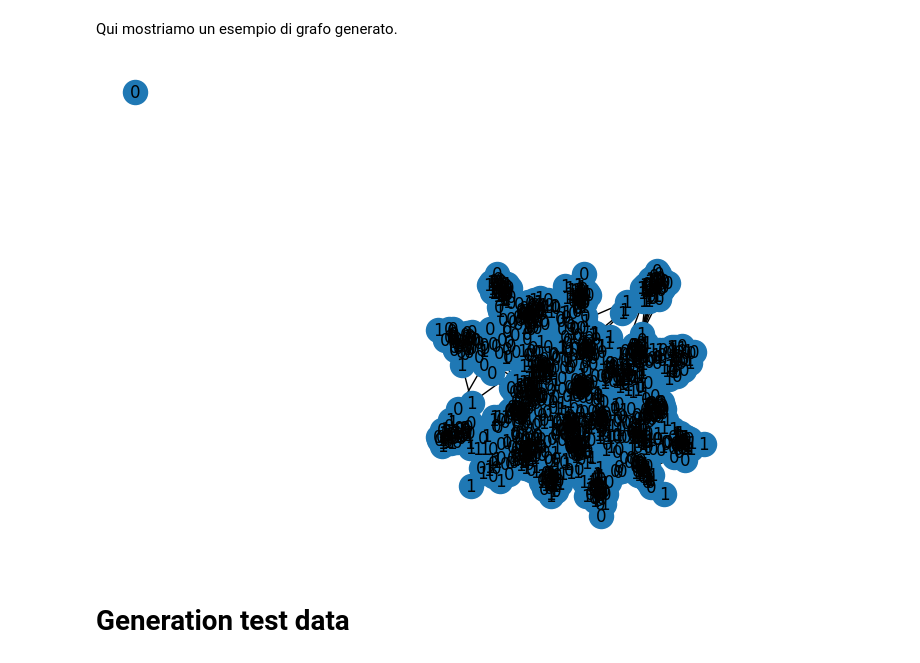
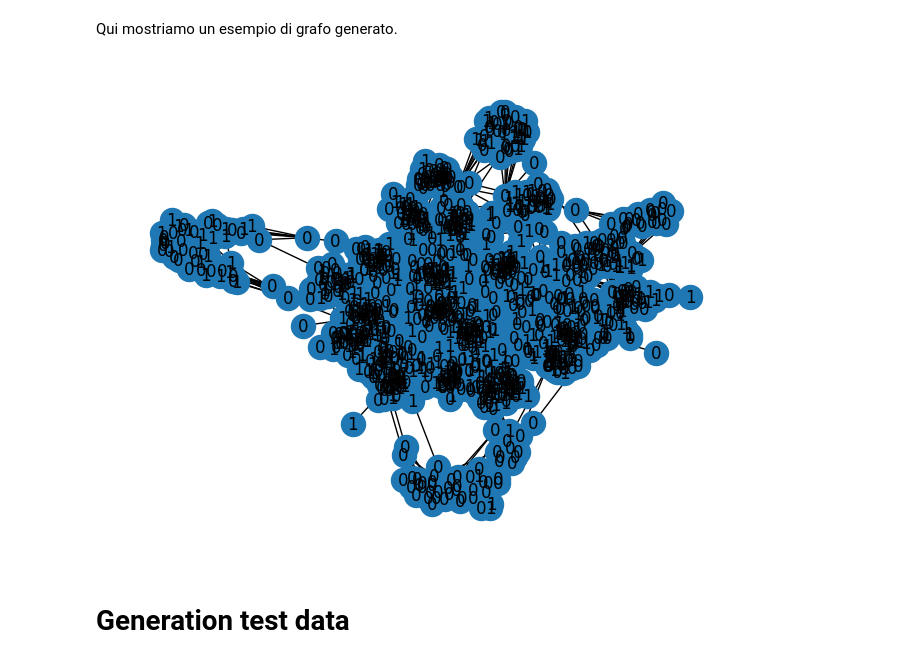
Before and after one commit to Fabri000/Misinformation-Detection-with-GNN-models, a Jupyter notebook: advanced-sintetich-graph-notebook.ipynb, the cells around one changed output. Saved outputs shown, nothing was run; the diff lists cells and outputs as text; code cells hidden in the pictures.

Commit message:
Resolved graph in data not connected

```diff
--- a/advanced-sintetich-graph-notebook.ipynb
+++ b/advanced-sintetich-graph-notebook.ipynb
@@ -88,6 +88,8 @@ class AdvancedGraphCreator():
         if len([(u,v) for u,v in G.edges if G.nodes[u]['Misinformative']==1 or G.nodes[v]['Misinformative']==1]) == 0:
             return None
         self._sparsify_(G)
+        if not nx.is_connected(G):
+            self._connectify_(G)
         self._edge_features_assignment_(G)
         self._edge_weight_(G)
         self._node_features_assignment_(G)
@@ -105,8 +107,22 @@ class AdvancedGraphCreator():
                 if rand.uniform(0,1)<=self.drop_prob:
                     G.remove_edge(i,j)
             else:
-                if rand.uniform(0,1)<= self.drop_prob/2:
+                if rand.uniform(0,1)<= 1-self.drop_prob:
                     G.remove_edge(i,j)
+
+    def _connectify_(self,G):
+        '''
+        Rendi il grafo connesso aggiungendo un arco tra una componente isolata e la componente più grande del grafo.
+        Args:
+         G (nx.Graph): un grafo Networkx
+        '''
+        components = nx.connected_components(G)
+        max_components = list(max(nx.connected_components(G), key=len))
+
+        for c in components:
+            sub_comp = list(c)
+            if c != max_components:
+                G.add_edge(rand.choice(sub_comp),rand.choice(max_components))
 
     def _generate_graph_net_(self,rounds,ratio,beta=0.01):
         '''
@@ -203,7 +219,7 @@ class AdvancedGraphCreator():
         model.iteration_bunch(iter)
         return model.status
 
-    def _edge_features_assignment_(self,G,p=5,min=25,max=3000,k=15):
+    def _edge_features_assignment_(self,G,p=1,min=25,max=3000,k=15):
         '''
         Assegna agli archi (u,v) della rete un peso proporzionale al numero di individui nella stessa istanza che hanno
         interagito (interactions) con entrambi i post u e v.
@@ -354,7 +370,7 @@ def write_to_json(GS,path='out.json'):
 Generiamo l'insieme dei dati del training set che saranno poi usati per addestrare i modelli di GNN selezionati.\
 In particolare, creiamo dei dataset con un cospiscuo numero di nodi e usiamo dei parametri per il modello small world e per il processo di diffusione randomici in modo tale da introdurre un certo livello di variabilità nelle reti che verranno generate successivamente.
 # %%
-gc = AdvancedGraphCreator(max_nodes=1500,drop_prob=0.75)
+gc = AdvancedGraphCreator(max_nodes=1500,drop_prob=0.65)
 GS = []
 k = 200
 rounds = 25
@@ -378,9 +394,9 @@ To make this warning go away, explicitly set the edges kwarg, e.g.:
 # %% [markdown]
 Qui mostriamo un esempio di grafo generato.
 # %%
-AdvancedGraphCreator.draw_graph_with_label(GS[1])
+AdvancedGraphCreator.draw_graph_with_label(GS[i])
 # %% [output]
-[figure, old version]
+[figure, new version]
 # %% [markdown]
 # Generation test data
 # %% [markdown]
```
Also changed, not shown: parts of 1 cell of this notebook, 3 other files.
